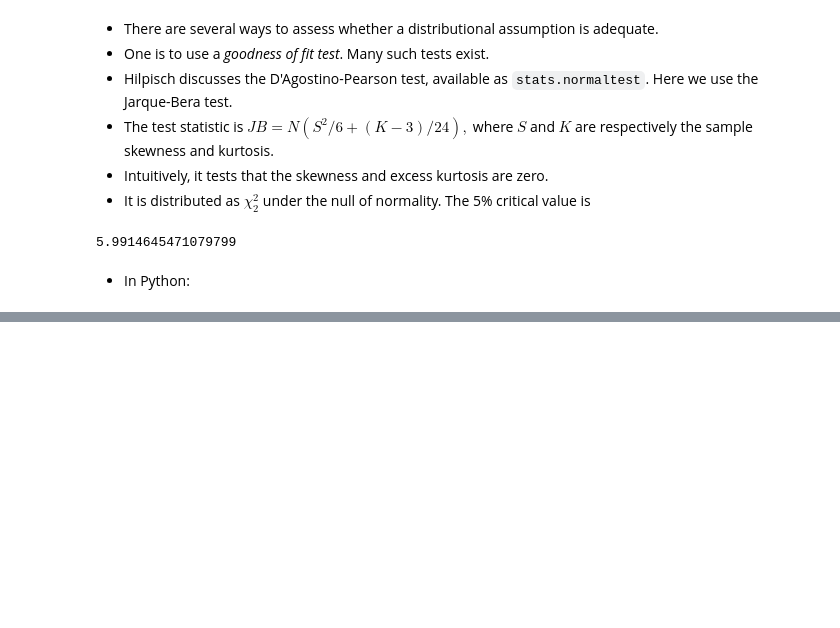
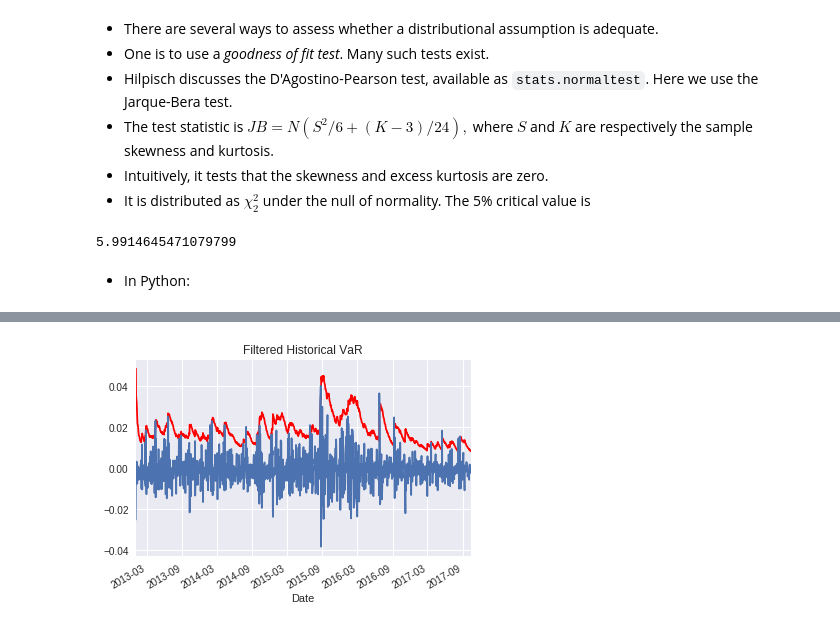
Before and after one commit to s-broda/ComputationalFinance, a Jupyter notebook: slides/week3.ipynb, the cells around one changed output, grey strips where cells are left out. Cells and saved outputs as stored; diff of their text form; code cells hidden in the pictures; blank space fills up the shorter version.

```diff
--- a/slides/week3.ipynb
+++ b/slides/week3.ipynb
@@ -279,0 +339,10 @@ sig.plot();
+# %%
+%matplotlib inline
+sig_ewma=np.sqrt(sig2_ewma)
+z=r/sig_ewma #assuming mu=0
+VaR_filtered_hist=-sig_ewma*z.quantile(0.01)
+VaR_filtered_hist.plot(color='red');
+plt.plot(-r)
+plt.title('Filtered Historical VaR');
+# %% [output]
+[figure, added]
```
Also changed, not shown: parts of 31 cells of this notebook, 9 other files.
